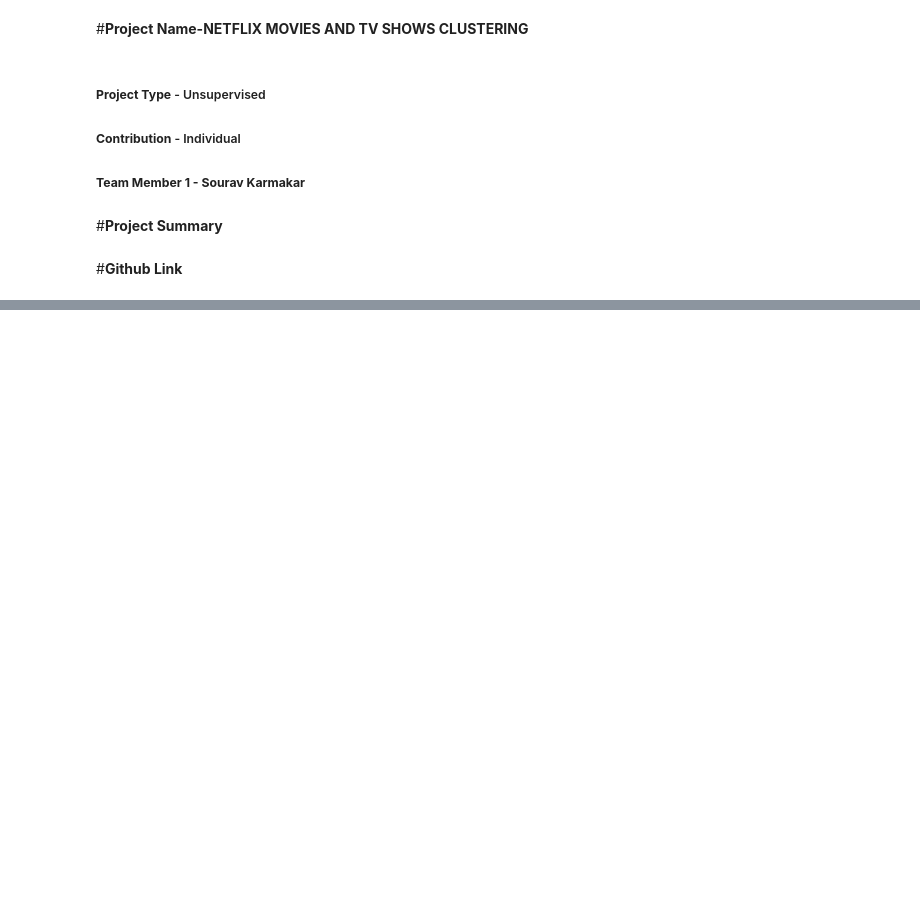
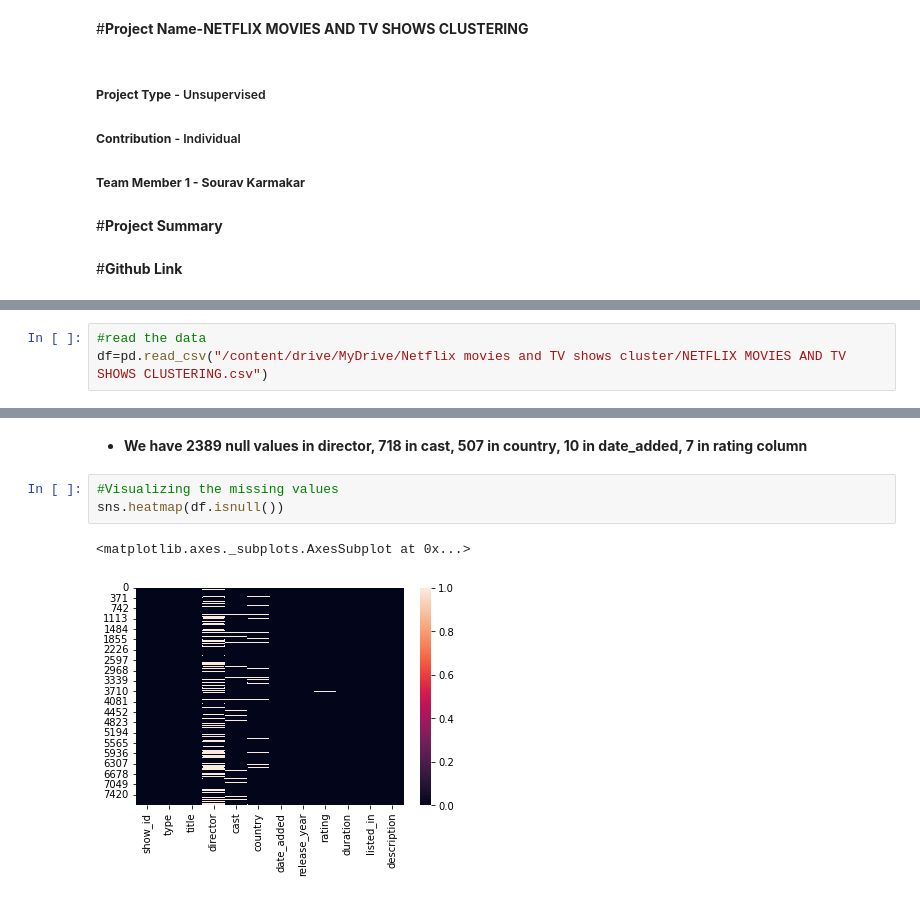
Before and after one commit to souravkarma/NETFLIX-MOVIES-AND-TV-SHOWS-CLUSTERING, a Jupyter notebook: Sourav_Karmakar_NETFLIX_MOVIES_AND_TV_SHOWS_CLUSTERING.ipynb, the cells around one changed output, grey strips where cells are left out. Saved outputs shown, nothing was run; the diff lists cells and outputs as text; blank space fills up the shorter version.

```diff
--- a/Sourav_Karmakar_NETFLIX_MOVIES_AND_TV_SHOWS_CLUSTERING.ipynb
+++ b/Sourav_Karmakar_NETFLIX_MOVIES_AND_TV_SHOWS_CLUSTERING.ipynb
@@ -12,0 +81,3 @@
+# %%
+#read the data
+df=pd.read_csv("/content/drive/MyDrive/Netflix movies and TV shows cluster/NETFLIX MOVIES AND TV SHOWS CLUSTERING.csv")
@@ -12,0 +169,8 @@
+# %% [markdown]
+* **We have 2389 null values in director, 718 in cast, 507 in country, 10 in date_added, 7 in rating column**
+# %%
+#Visualizing the missing values
+sns.heatmap(df.isnull())
+# %% [output]
+<matplotlib.axes._subplots.AxesSubplot at 0x...>
+[figure, added]
```
Also changed, not shown: parts of 85 cells of this notebook.
